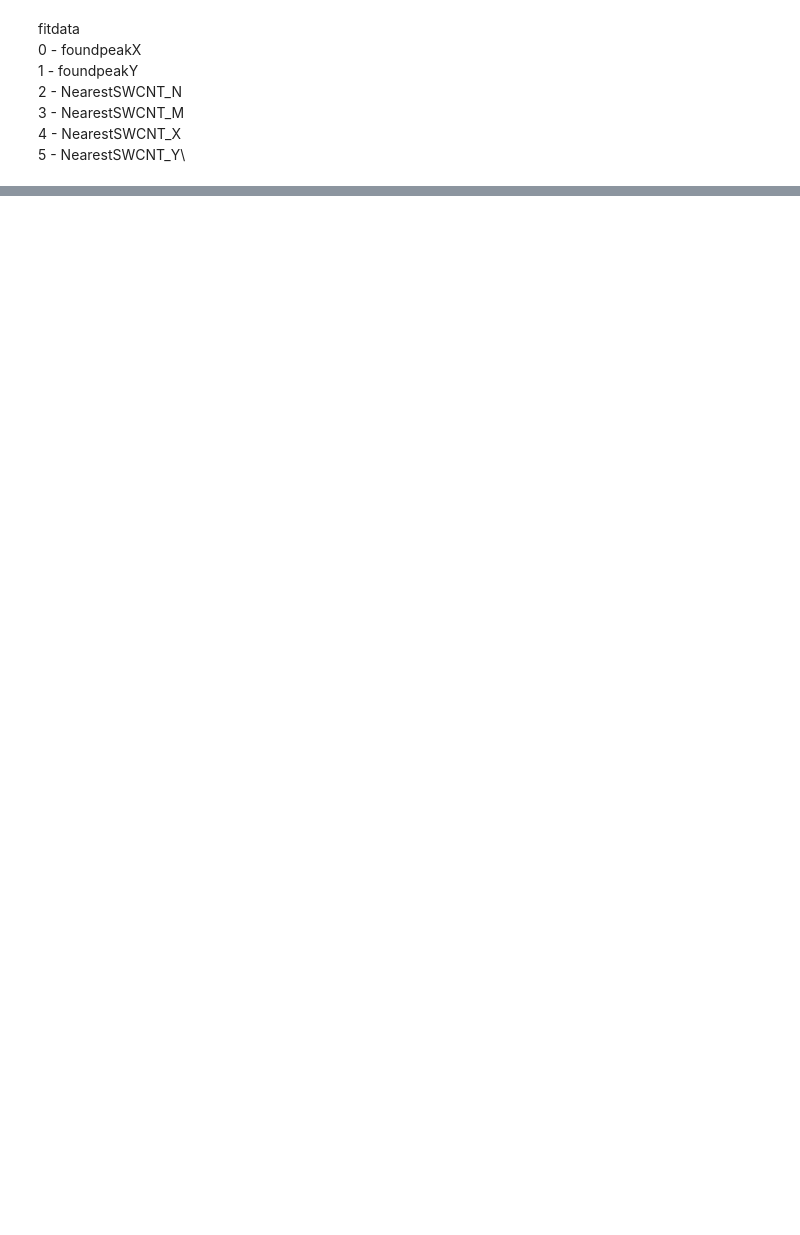
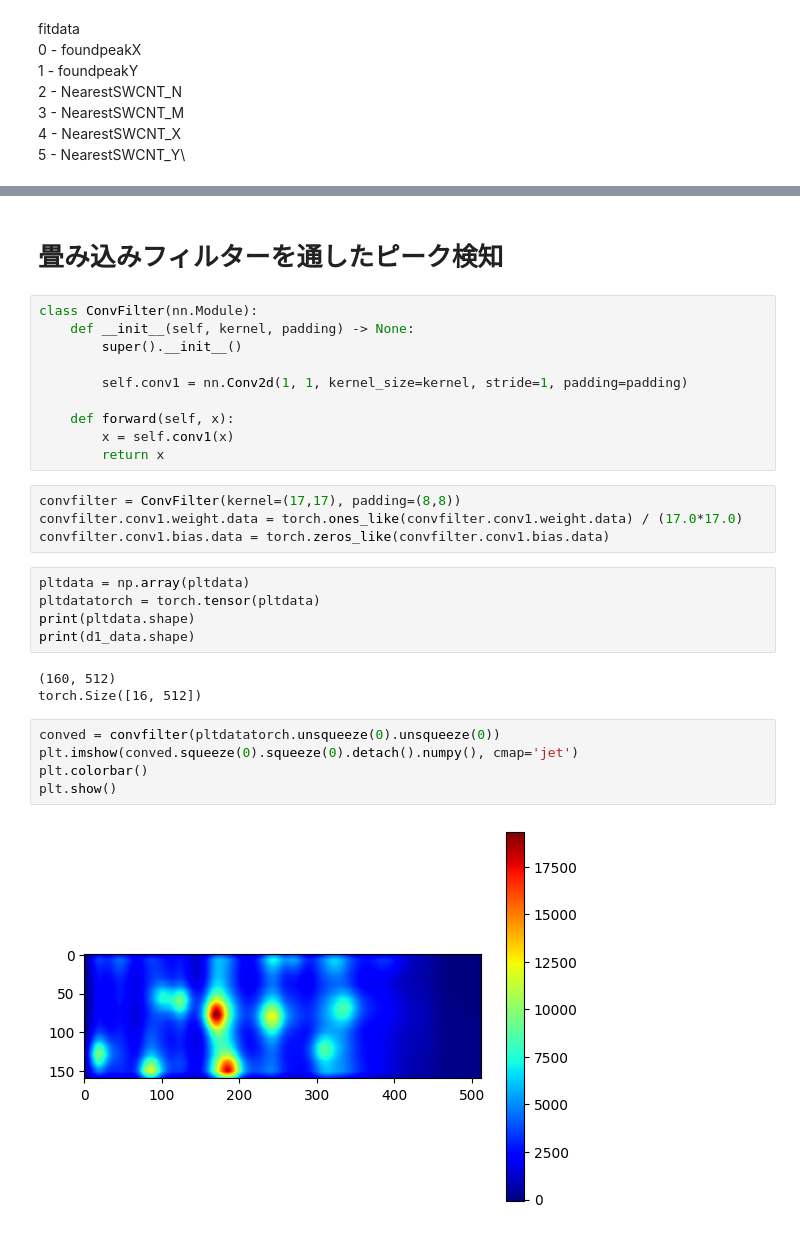
Before and after one commit to chiashi-lab/pl, a Jupyter notebook: notebook/ple.ipynb, the cells around one changed output, grey strips where cells are left out. Cells and saved outputs as stored; diff of their text form; blank space fills up the shorter version.

```diff
--- a/notebook/ple.ipynb
+++ b/notebook/ple.ipynb
@@ -269,0 +329,31 @@ plt.show()
+# %% [markdown]
+# 畳み込みフィルターを通したピーク検知
+# %%
+class ConvFilter(nn.Module):
+    def __init__(self, kernel, padding) -> None:
+        super().__init__()
+
+        self.conv1 = nn.Conv2d(1, 1, kernel_size=kernel, stride=1, padding=padding)
+
+    def forward(self, x):
+        x = self.conv1(x)
+        return x
+# %%
+convfilter = ConvFilter(kernel=(17,17), padding=(8,8))
+convfilter.conv1.weight.data = torch.ones_like(convfilter.conv1.weight.data) / (17.0*17.0)
+convfilter.conv1.bias.data = torch.zeros_like(convfilter.conv1.bias.data)
+# %%
+pltdata = np.array(pltdata)
+pltdatatorch = torch.tensor(pltdata)
+print(pltdata.shape)
+print(d1_data.shape)
+# %% [output]
+(160, 512)
+torch.Size([16, 512])
+# %%
+conved = convfilter(pltdatatorch.unsqueeze(0).unsqueeze(0))
+plt.imshow(conved.squeeze(0).squeeze(0).detach().numpy(), cmap='jet')
+plt.colorbar()
+plt.show()
+# %% [output]
+[figure, added]
```
Also changed, not shown: parts of 23 cells of this notebook.
